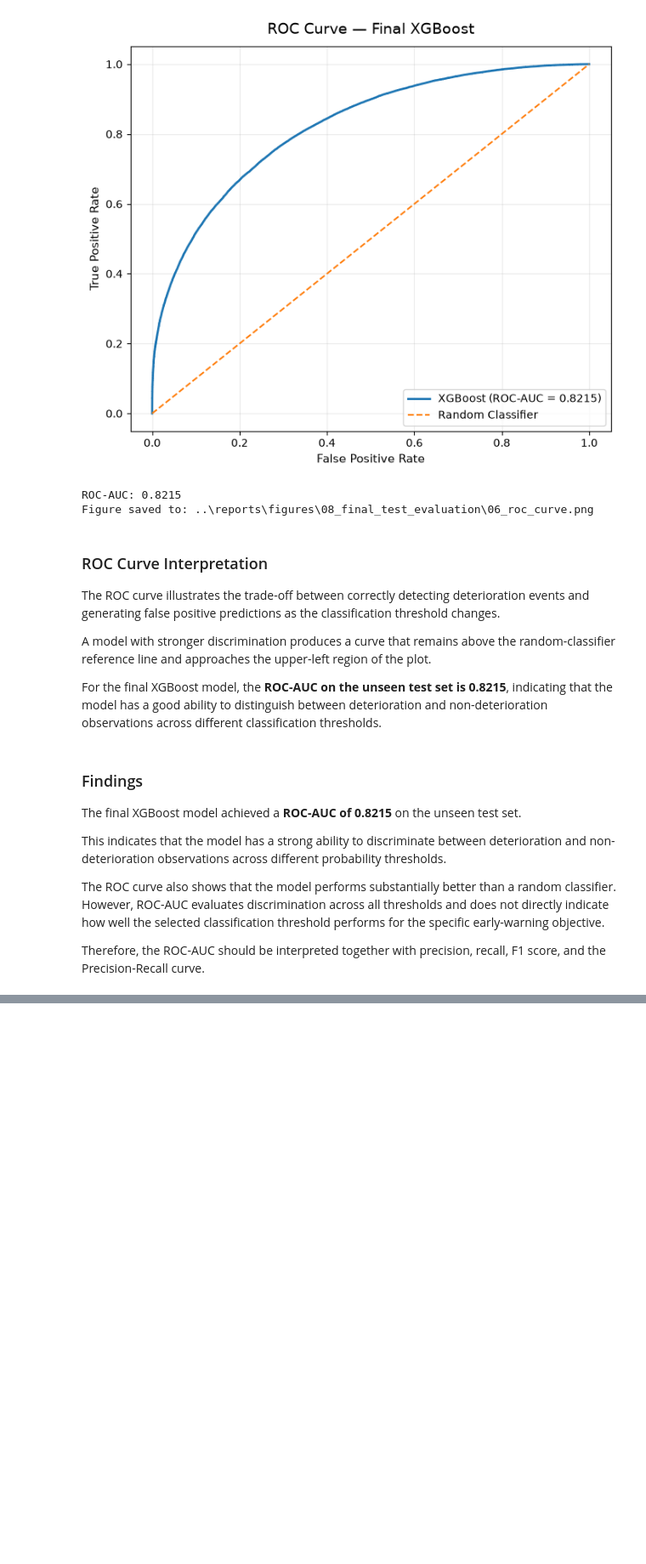
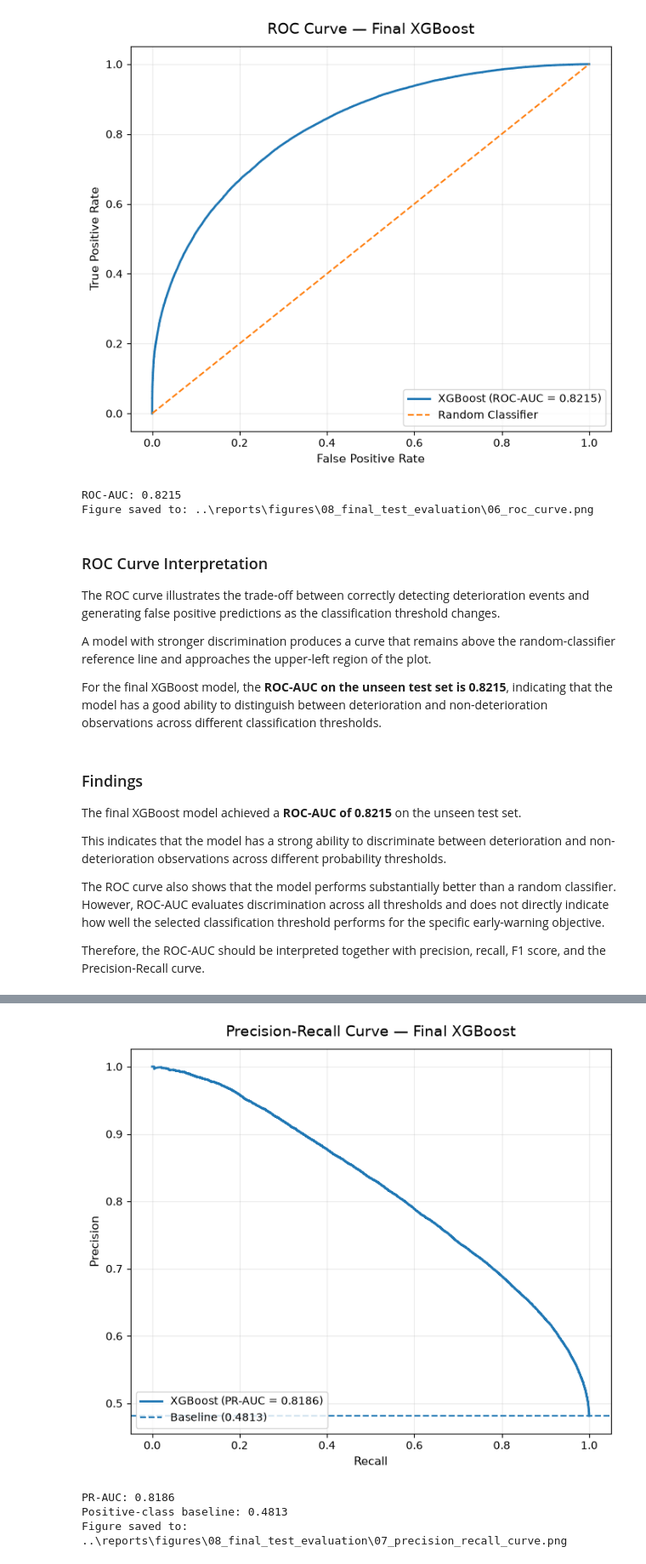
Before and after one commit to saraalwadia/airshift, a Jupyter notebook: notebooks/08_final_test_evaluation.ipynb, the cells around one changed output, grey strips where cells are left out. Shown at 85% size. Cells and saved outputs as stored; diff of their text form; code cells hidden in the pictures; blank space fills up the shorter version.

Commit message:
precision-recall curve

```diff
--- a/notebooks/08_final_test_evaluation.ipynb
+++ b/notebooks/08_final_test_evaluation.ipynb
@@ -337,0 +350,78 @@ Therefore, the ROC-AUC should be interpreted together with precision, recall, F1
+# %%
+
+
+# Calculate precision-recall curve
+precision, recall, thresholds = precision_recall_curve(
+    y_test,
+    y_test_prob
+)
+
+# Calculate PR-AUC
+pr_auc = average_precision_score(
+    y_test,
+    y_test_prob
+)
+
+# Positive-class baseline
+positive_rate = y_test.mean()
+
+# Create output directory
+FIGURES_DIR = Path("../reports/figures/08_final_test_evaluation")
+FIGURES_DIR.mkdir(parents=True, exist_ok=True)
+
+# Create figure
+fig, ax = plt.subplots(figsize=(7, 6))
+
+# Plot Precision-Recall curve
+ax.plot(
+    recall,
+    precision,
+    linewidth=2,
+    label=f"XGBoost (PR-AUC = {pr_auc:.4f})"
+)
+
+# Plot positive-class baseline
+ax.axhline(
+    positive_rate,
+    linestyle="--",
+    linewidth=1.5,
+    label=f"Baseline ({positive_rate:.4f})"
+)
+
+ax.set_title(
+    "Precision-Recall Curve — Final XGBoost",
+    fontsize=14,
+    pad=12
+)
+
+ax.set_xlabel("Recall", fontsize=11)
+ax.set_ylabel("Precision", fontsize=11)
+
+ax.legend(loc="lower left")
+
+ax.grid(
+    True,
+    alpha=0.25
+)
+
+plt.tight_layout()
+
+# Save figure
+FIGURE_PATH = FIGURES_DIR / "07_precision_recall_curve.png"
+
+plt.savefig(
+    FIGURE_PATH,
+    dpi=300,
+    bbox_inches="tight"
+)
+
+plt.show()
+
+print(f"PR-AUC: {pr_auc:.4f}")
+print(f"Positive-class baseline: {positive_rate:.4f}")
+print(f"Figure saved to: {FIGURE_PATH}")
+# %% [output]
+[figure, added]
+PR-AUC: 0.8186
+Positive-class baseline: 0.4813
+Figure saved to: ..\reports\figures\08_final_test_evaluation\07_precision_recall_curve.png
```
Also changed, not shown: parts of 2 cells of this notebook.
